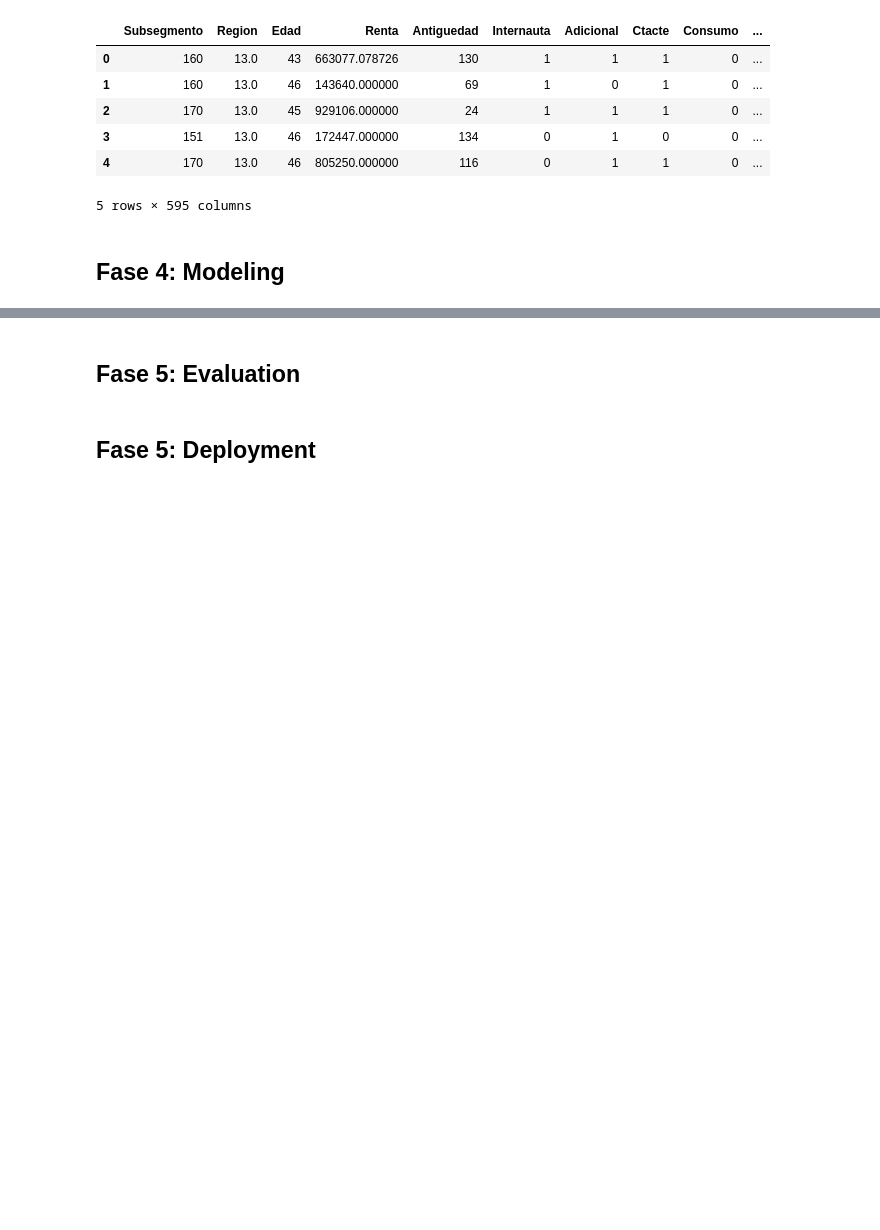
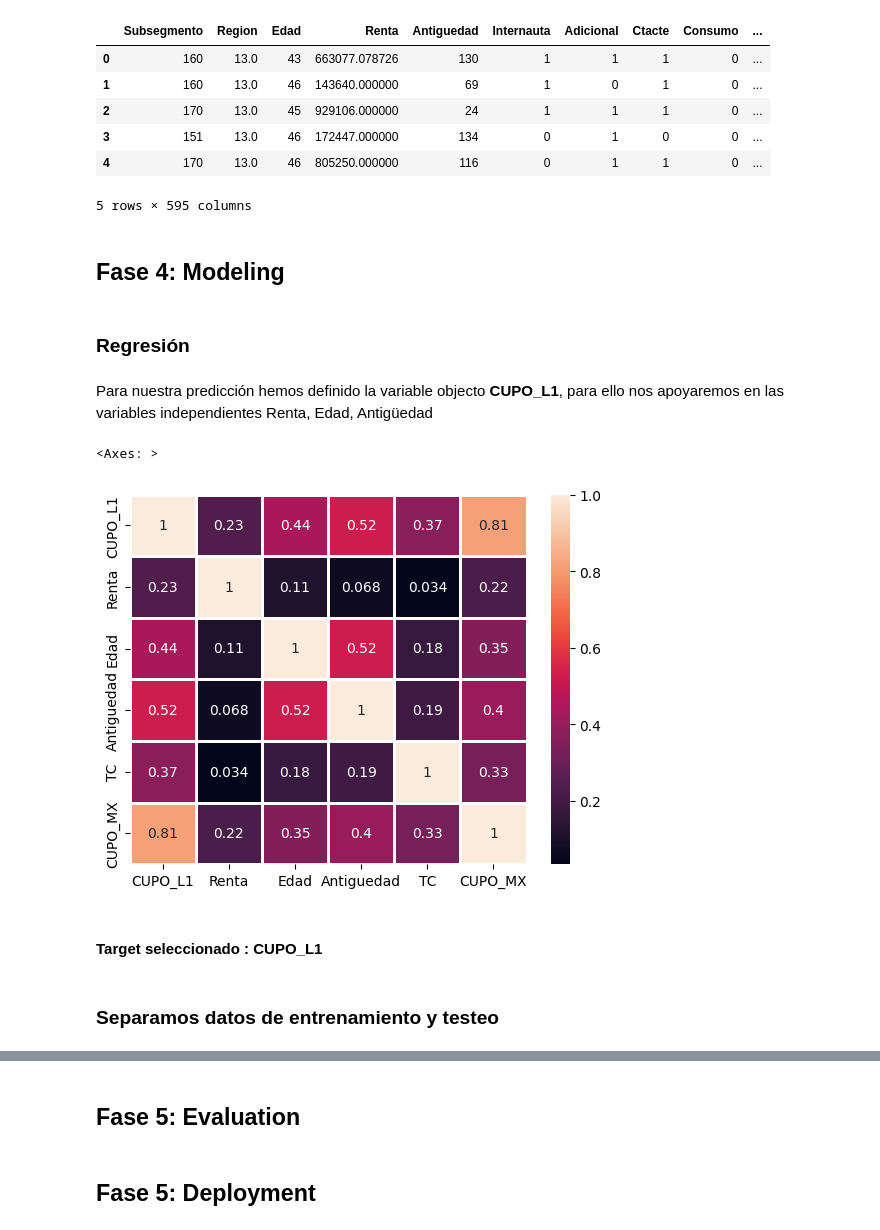
Before and after one commit to The-Shield-Team/SHIELD-ML-Monopoly, a Jupyter notebook: index.ipynb, the cells around one changed output, grey strips where cells are left out. Cells and saved outputs as stored; diff of their text form; code cells hidden in the pictures; blank space fills up the shorter version.

```diff
--- a/index.ipynb
+++ b/index.ipynb
@@ -663,3 +671,19 @@ df.head()
 5 rows × 595 columns
 # %% [markdown]
 ## Fase 4: Modeling
+# %% [markdown]
+### Regresión
+# %% [markdown]
+Para nuestra predicción hemos definido la variable objecto **CUPO_L1**, para ello nos apoyaremos en las variables independientes Renta, Edad, Antigüedad
+# %%
+# generar un df_regresion con las columnas CUPO_L1, Renta, Edad, Antiguedad
+df_regresion = df[['CUPO_L1', 'Renta', 'Edad', 'Antiguedad','TC','CUPO_MX']]
+corr = df_regresion.corr()
+sns.heatmap(corr, annot=True, linewidths=.9)
+# %% [output]
+<Axes: >
+[figure, added]
+# %% [markdown]
+#### Target seleccionado : CUPO_L1
+# %% [markdown]
+### Separamos datos de entrenamiento y testeo
```
Also changed, not shown: parts of 90 cells of this notebook.
